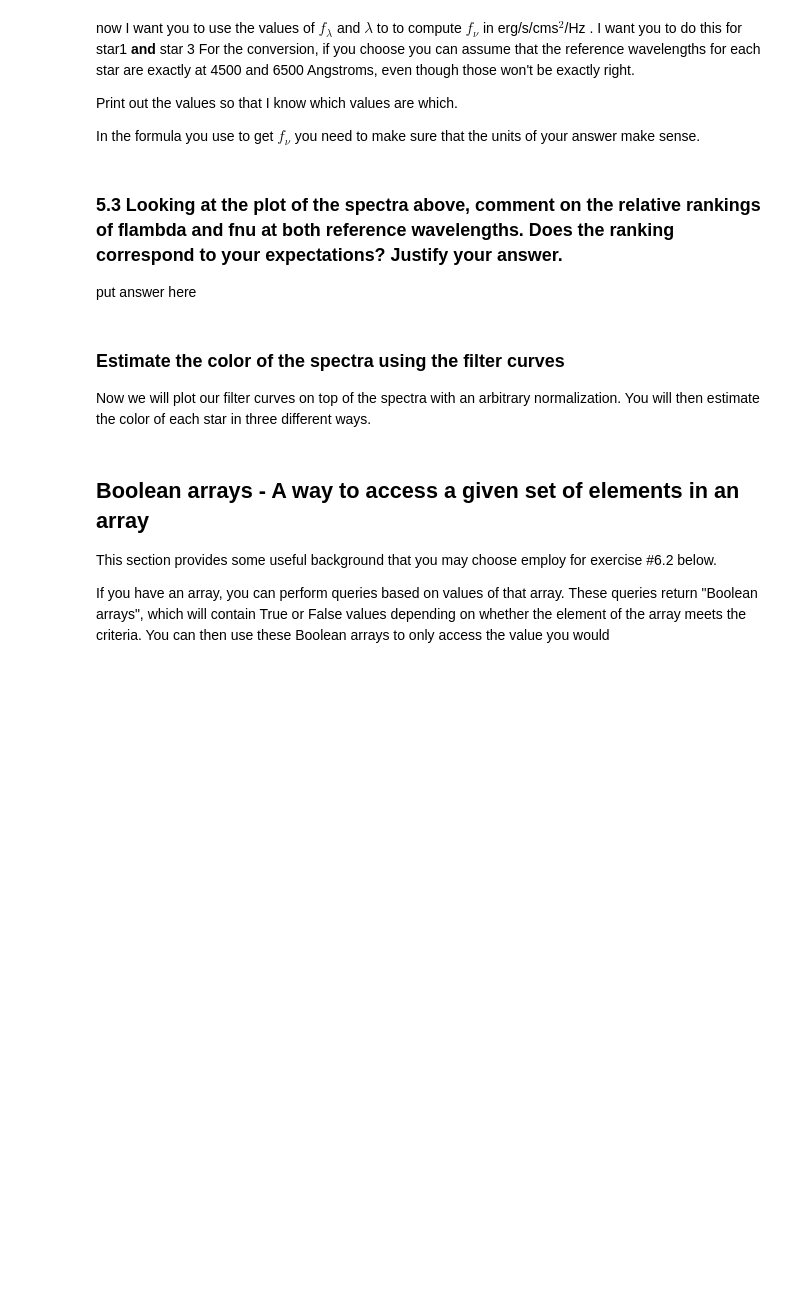
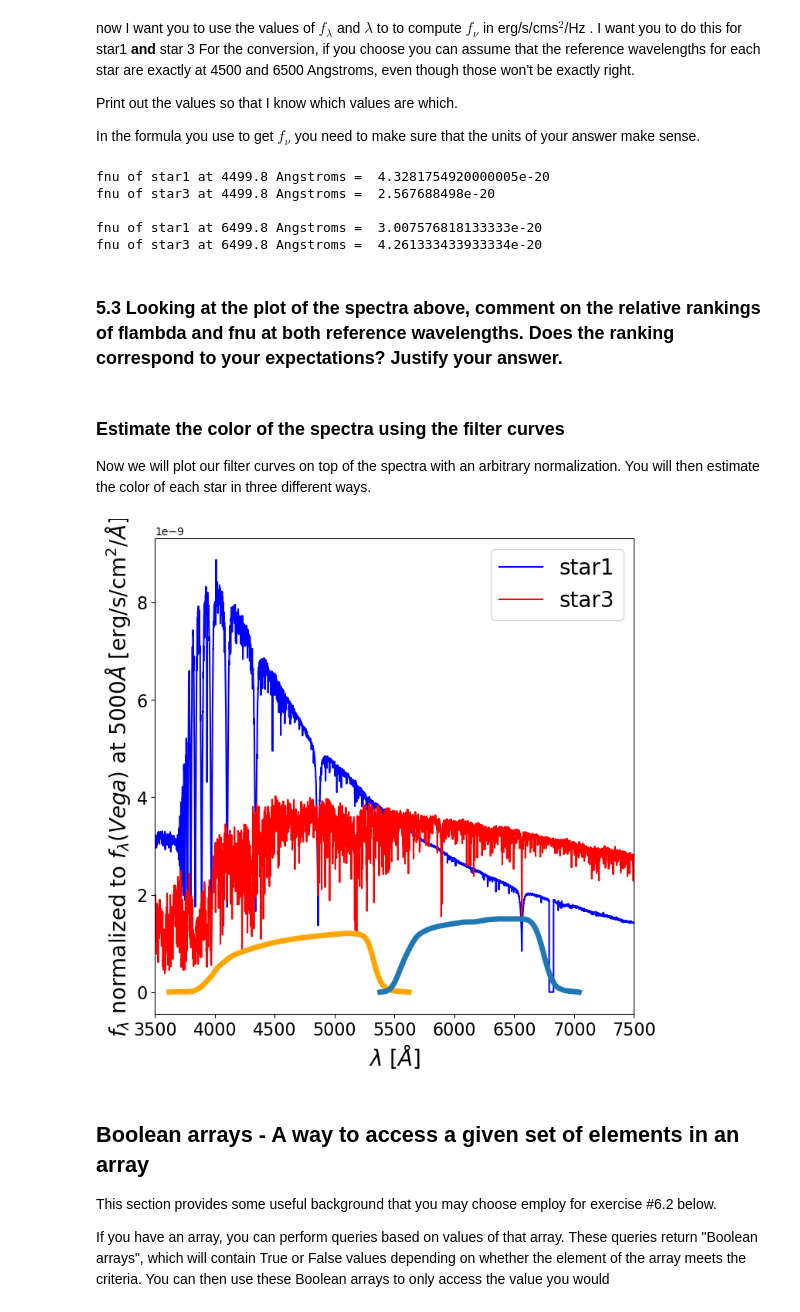
Before and after one commit to c142k155/Stellar-spectral-analysis, a Jupyter notebook: astr596-stellar-spectra-analysis-student.ipynb, the cells around one changed output. Saved outputs shown, nothing was run; the diff lists cells and outputs as text; code cells hidden in the pictures; blank space fills up the shorter version.

```diff
--- a/astr596-stellar-spectra-analysis-student.ipynb
+++ b/astr596-stellar-spectra-analysis-student.ipynb
@@ -139,9 +176,9 @@ def starplot():
     #with star 3 in magenta.  Make sure to include the name of the
     #star in the legend label
     #### Write code here
-def starplot3():
-    plt.figure(figsize=(8,8))
-    plt.plot(star3['lambda'].star3['flam'], color'red', label='star3')
+
+
+    plt.plot(star3['lambda'],star3['flam'], color='red', label='star3')
     #----
 
     #this provides x and y-axis labels.  The "size" command gives the size of the font
@@ -262,16 +295,17 @@ In the formula you use to get $f_\nu$ you need to make sure that the units of yo
 #find the frequency at the reference wavelength
 #convert lamref1 to m and then to Hz
 
-nu_ref1 =
+nu_ref1 = 3e8/(lamref1*1e-10)
 
-nu_ref2 =
+nu_ref2 = 3e8/(lamref2*1e-10)
 
 #hint: make sure that c has the right units so that your answer is in erg/s/cm^2/Hz
-fnu_star1_lamref1 = flam_star1_lamref1 *
-fnu_star3_lamref1 = flam_star3_lamref1 *
+#equation to calculate the flux frequency from flux wavelength for stars 1 and 3
+fnu_star1_lamref1 = flam_star1_lamref1 * lamref1/nu_ref1
+fnu_star3_lamref1 = flam_star3_lamref1 * lamref1/nu_ref1
 
-fnu_star1_lamref2 = flam_star1_lamref2 *
-fnu_star3_lamref2 = flam_star3_lamref2 *
+fnu_star1_lamref2 = flam_star1_lamref2 * lamref2/nu_ref2
+fnu_star3_lamref2 = flam_star3_lamref2 * lamref2/nu_ref2
 
 print()
 print('fnu of star1 at', star1_lamref1, 'Angstroms = ', fnu_star1_lamref1)
@@ -280,31 +314,38 @@ print()
 print('fnu of star1 at', star1_lamref2, 'Angstroms = ', fnu_star1_lamref2)
 print('fnu of star3 at', star3_lamref2, 'Angstroms = ', fnu_star3_lamref2)
 #----
+# %% [output]
+fnu of star1 at 4499.8 Angstroms =  4.3281754920000005e-20
+fnu of star3 at 4499.8 Angstroms =  2.567688498e-20
+
+fnu of star1 at 6499.8 Angstroms =  3.007576818133333e-20
+fnu of star3 at 6499.8 Angstroms =  4.261333433933334e-20
 # %% [markdown]
 ### 5.3 Looking at the plot of the spectra above, comment on the relative rankings of flambda and fnu at both reference wavelengths.  Does the ranking correspond to your expectations?  Justify your answer.
-put answer here
 # %% [markdown]
 ### Estimate the color of the spectra using the filter curves
 Now we will plot our filter curves on top of the spectra with an arbitrary normalization.  You will then estimate the color of each star in three different ways.
 # %%
 #This calls the plotting function from earlier in the code and plots the stars
 starplot()
 
 #this now reads in the filter traces and overplots them
 #now read in "g" and "r" filter curves from speclite.
 gband = speclite.filters.load_filter('sdss2010-g')
 rband = speclite.filters.load_filter('sdss2010-r')
 #normalize the filter response curves so that they fits on our plot,
 #since they are usually plotted from 0 to 1.
 
 #For speclite output, the values are referenced using the .wavelength and .response
 #you can access individual gband.wavelength is an array that can be accessed using indices
 #like gband.wavelength[22]
-plt.plot(gband.wavelength,gband.response * 3.e-9,linewidth=5)
+plt.plot(gband.wavelength,gband.response * 3.e-9,linewidth=5, color = 'orange')
 plt.plot(rband.wavelength,rband.response * 3.e-9,linewidth=5)
 
 #this causes the plot to display
 plt.show()
+# %% [output]
+[figure, added]
 # %% [markdown]
 ## Boolean arrays - A way to access a given set of elements in an array
 
```
Also changed, not shown: parts of 11 cells of this notebook.
